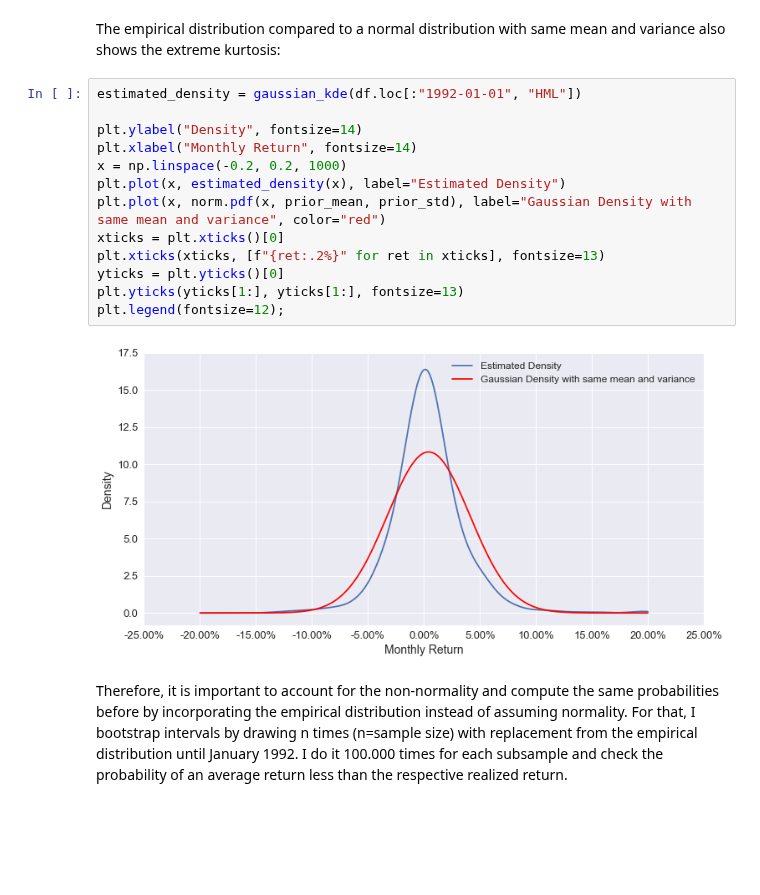
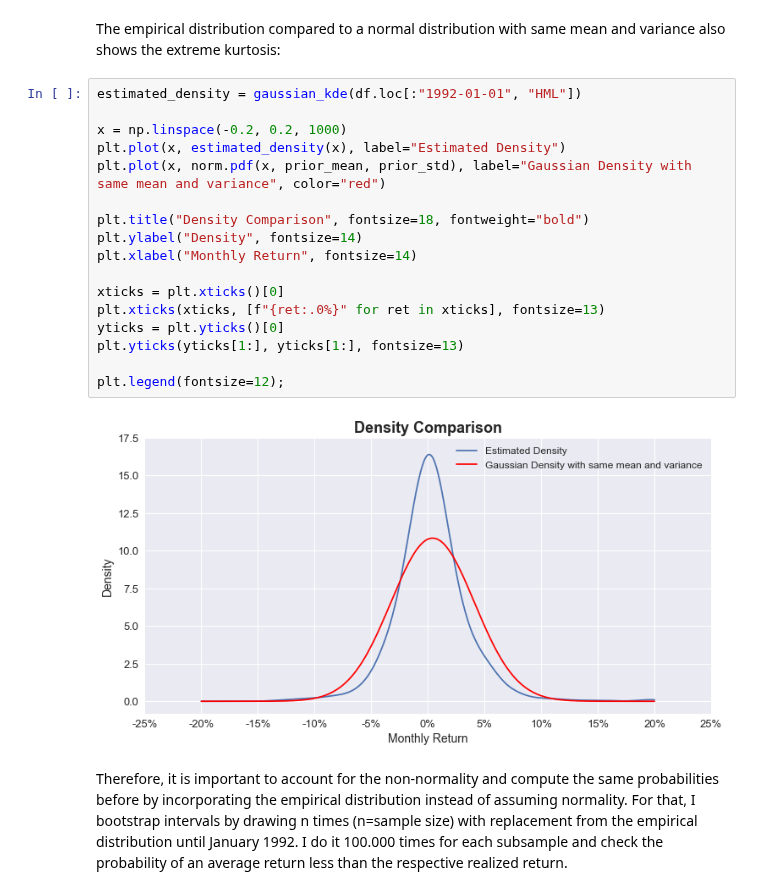
Before and after one commit to jonasniemeyer/investing-ideas, a Jupyter notebook: analyzing_the_value_premium.ipynb, the cells around one changed output. Saved outputs shown, nothing was run; the diff lists cells and outputs as text; blank space fills up the shorter version.

```diff
--- a/analyzing_the_value_premium.ipynb
+++ b/analyzing_the_value_premium.ipynb
@@ -239,18 +272,22 @@ The empirical distribution compared to a normal distribution with same mean and
 # %%
 estimated_density = gaussian_kde(df.loc[:"1992-01-01", "HML"])
 
-plt.ylabel("Density", fontsize=14)
-plt.xlabel("Monthly Return", fontsize=14)
 x = np.linspace(-0.2, 0.2, 1000)
 plt.plot(x, estimated_density(x), label="Estimated Density")
 plt.plot(x, norm.pdf(x, prior_mean, prior_std), label="Gaussian Density with same mean and variance", color="red")
+
+plt.title("Density Comparison", fontsize=18, fontweight="bold")
+plt.ylabel("Density", fontsize=14)
+plt.xlabel("Monthly Return", fontsize=14)
+
 xticks = plt.xticks()[0]
-plt.xticks(xticks, [f"{ret:.2%}" for ret in xticks], fontsize=13)
+plt.xticks(xticks, [f"{ret:.0%}" for ret in xticks], fontsize=13)
 yticks = plt.yticks()[0]
 plt.yticks(yticks[1:], yticks[1:], fontsize=13)
+
 plt.legend(fontsize=12);
 # %% [output]
-[figure, old version]
+[figure, new version]
 # %% [markdown]
 Therefore, it is important to account for the non-normality and compute the same probabilities before by incorporating the empirical distribution instead of assuming normality. For that, I bootstrap intervals by drawing n times (n=sample size) with replacement from the empirical distribution until January 1992. I do it 100.000 times for each subsample and check the probability of an average return less than the respective realized return.
 # %%
```
Also changed, not shown: parts of 7 cells of this notebook.
